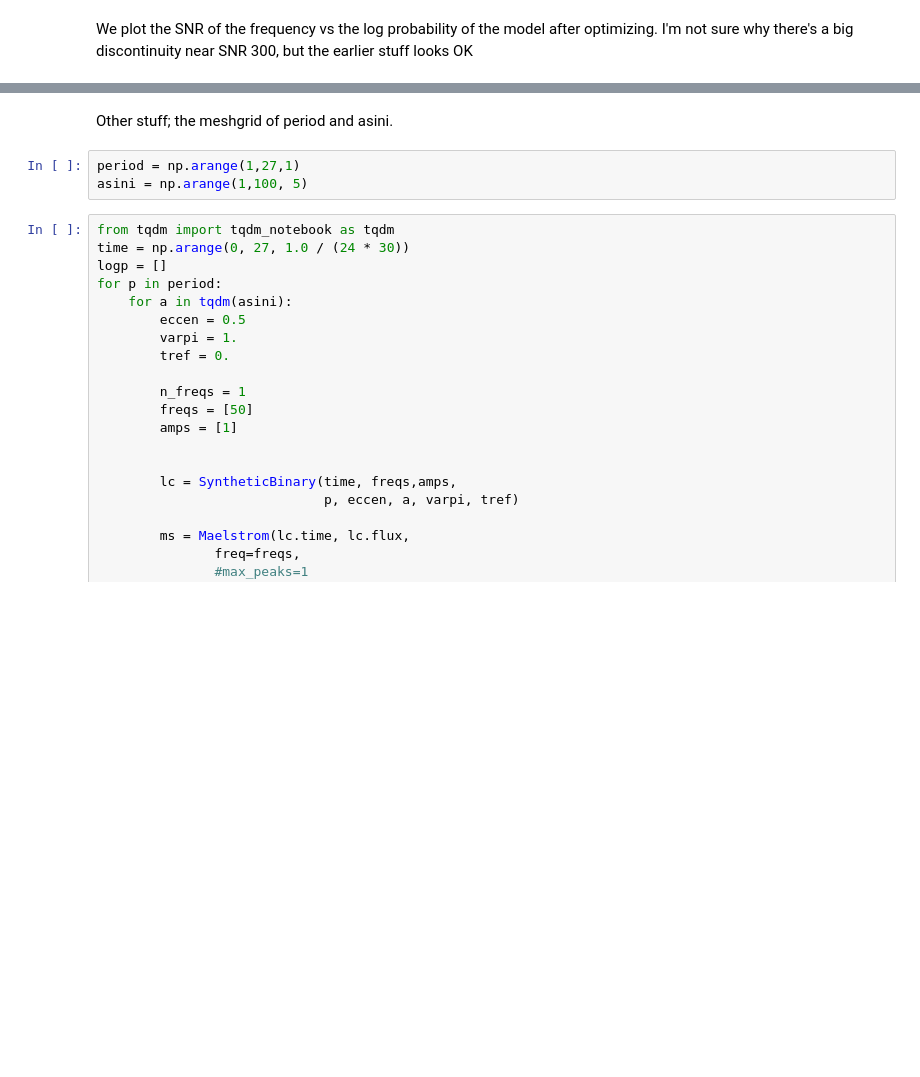
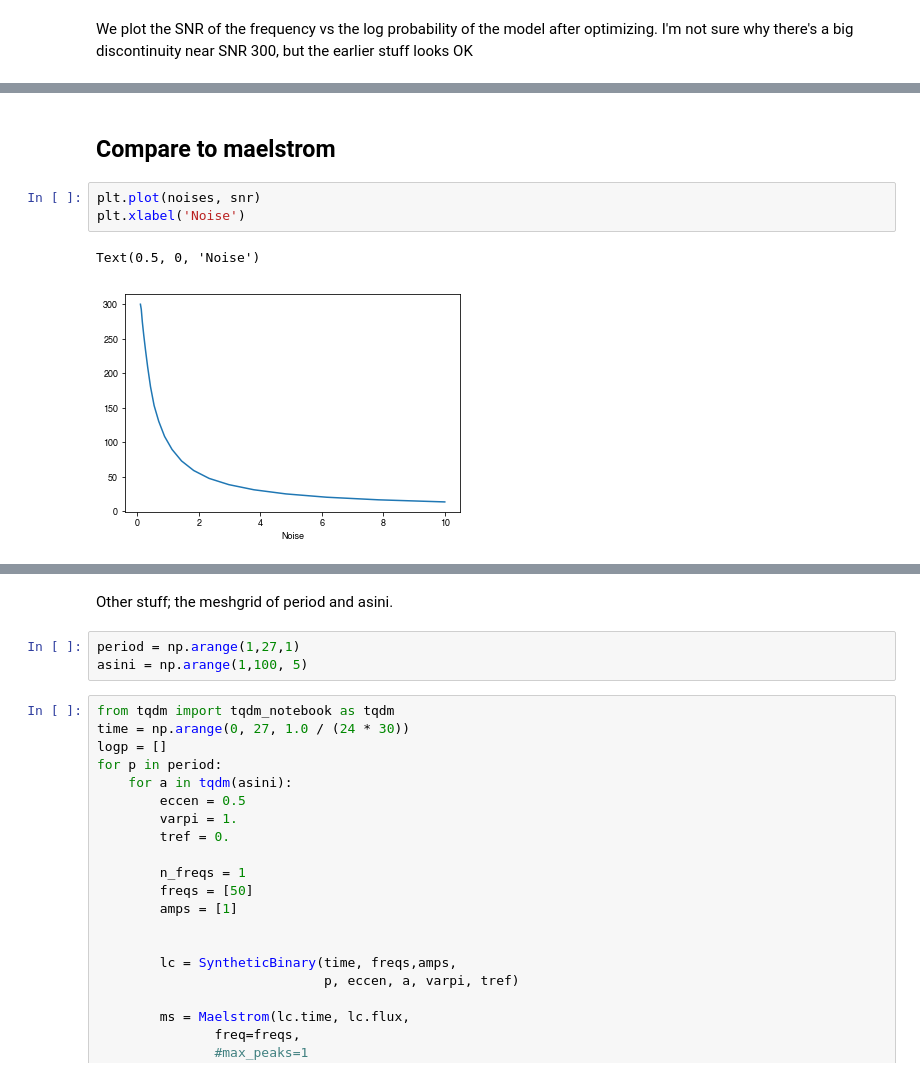
Before and after one commit to danhey/maelstrom, a Jupyter notebook: docs/notebooks/synthetictd.ipynb, the cells around one changed output, grey strips where cells are left out. Drawn from its saved outputs; the diff is of its cells as text; blank space fills up the shorter version.

```diff
--- a/docs/notebooks/synthetictd.ipynb
+++ b/docs/notebooks/synthetictd.ipynb
@@ -182,0 +317,8 @@ Text(0, 0.5, 'Log probability')
+# %% [markdown]
+## Compare to maelstrom
+# %%
+plt.plot(noises, snr)
+plt.xlabel('Noise')
+# %% [output]
+Text(0.5, 0, 'Noise')
+[figure, added]
```
Also changed, not shown: parts of 68 cells of this notebook, 57 other files.
